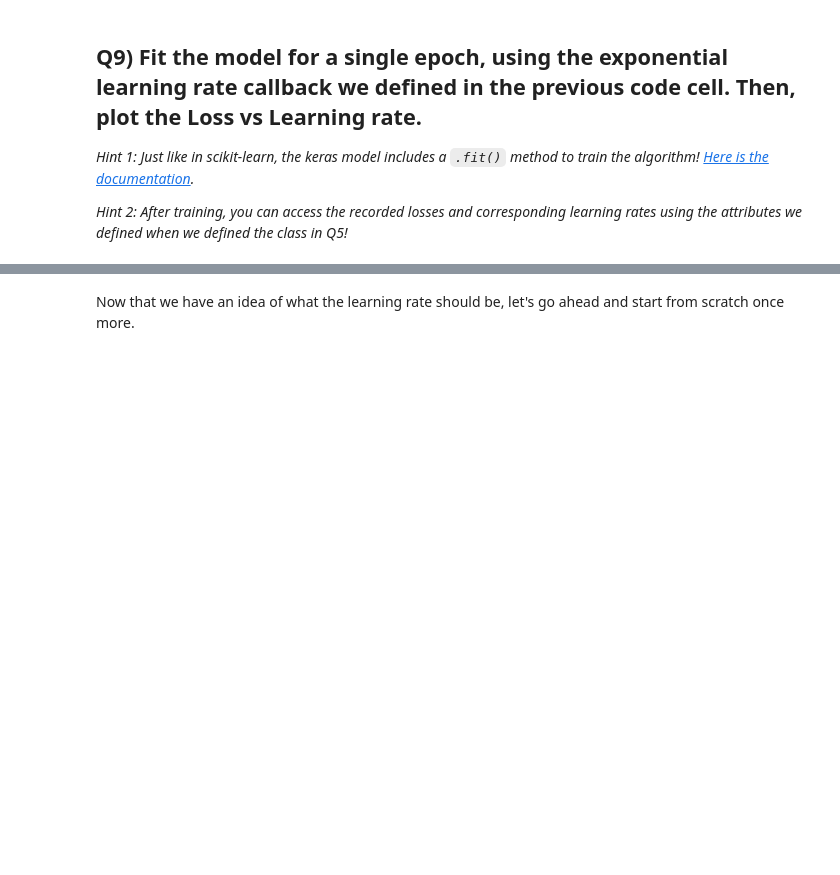
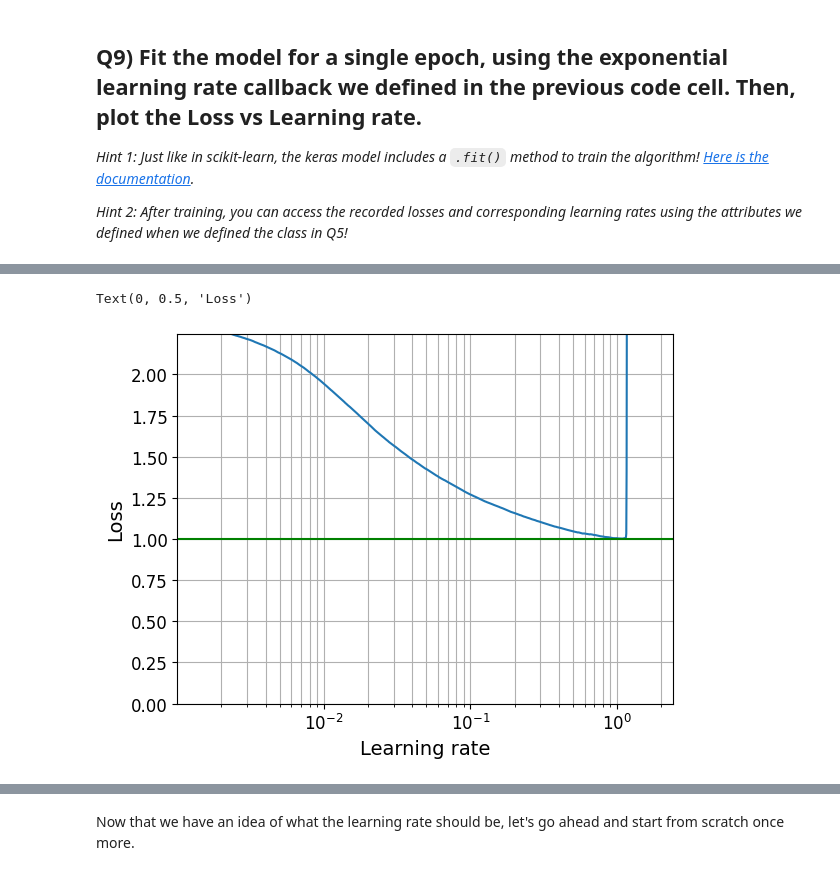
Before and after one commit to kingakaszap/2025_ML_EES, a Jupyter notebook: notebook_dl/S4_1_NNs_with_Keras.ipynb, the cells around one changed output, grey strips where cells are left out. Cells and saved outputs as stored; diff of their text form; code cells hidden in the pictures; blank space fills up the shorter version.

```diff
--- a/notebook_dl/S4_1_NNs_with_Keras.ipynb
+++ b/notebook_dl/S4_1_NNs_with_Keras.ipynb
@@ -256,10 +260,10 @@ class ExponentialLearningRate(tf.keras.callbacks.Callback): #define the Exponent
 
     def on_batch_end(self, batch, logs):
         # Add the value of the learning rate to the list
-        self.learning_rates.append(K.get_value(self.model.optimizer.Learning_rate))
+        self.learning_rates.append(K.get_value(self.model.optimizer.learning_rate))
 
         # Add the value of the loss
         self.losses_list.append(logs['loss'])
 
         # Set the value of the
-        K.set_value(self.model.optimizer.Learning_rate, self.model.optimizer.Learning * self.k)
+        K.set_value(self.model.optimizer.learning_rate, self.model.optimizer.learning_rate * self.k)
@@ -266,3 +272,20 @@ class ExponentialLearningRate(tf.keras.callbacks.Callback): #define the Exponent
+# %%
+class ExponentialLearningRate(tf.keras.callbacks.Callback):
+    def __init__(self, factor):
+        self.k = factor
+        self.losses_list = list()
+        self.learning_rates = list()
+
+    def on_batch_end(self, batch, logs):
+        # Add the value of the learning rate to the list
+        lr = float(K.get_value(self.model.optimizer.learning_rate))
+        self.learning_rates.append(lr)
+
+        # Add the value of the loss
+        self.losses_list.append(logs['loss'])
+
+        # Update the learning rate (TF 2.x compatible)
+        self.model.optimizer.learning_rate.assign(lr * self.k)
 # %% [markdown]
 Now that we've defined out callback, we can go ahead and start thinking about our neural network. For consistency's sake, let's start by clearing the Keras backend and setting our random state.
 # %%
@@ -312,3 +336,5 @@ exponential_lr_callback = _____(factor=____)
+# %%
+exponential_lr_callback = ExponentialLearningRate(factor=1.005)
 # %% [markdown]
 Let's go ahead and train the compiled model for a single epoch.
 # %% [markdown]
@@ -327,30 +354,33 @@ history = model.___(____, # set the training inputs
 # %%
 # Plotting
 fig, ax = plt.subplots()
 
-ax.plot(___.___, # learning rates
-        ___.___) # losses
+ax.plot(exponential_lr_callback.learning_rates, # learning rates
+        exponential_lr_callback.losses_list) # losses
 
 # Define a tuple with (min_learning_rate, max_learn_rate)
-x_limits = ( min(___.___), max(___.___) )
+x_limits = ( min(exponential_lr_callback.learning_rates), max(exponential_lr_callback.learning_rates) )
 
 # Set the xscale to logarithmic
 ax.set_xscale('log')
 
 # Draw a horizontal line at the minimum loss value
-ax.hlines(min(____.___), #Find the minimum loss value to draw a horizontal line
+ax.hlines(min(exponential_lr_callback.losses_list), #Find the minimum loss value to draw a horizontal line
           *x_limits, # the star unpacks x_limits to the expected num of args
           'g')
 
 # Set the limits for drawing the curves
 ax.set_xlim(x_limits)
-ax.set_ylim(0, ____) # use the initial loss as the top y boundary
+ax.set_ylim(0, exponential_lr_callback.losses_list[0]) # use the initial loss as the top y boundary
 
 # Display gridlines to see better
 ax.grid(which='both')
 
 ax.set_xlabel("Learning rate")
 ax.set_ylabel("Loss")
+# %% [output]
+Text(0, 0.5, 'Loss')
+[figure, added]
 # %% [markdown]
 If you used the architecture we defined above with the learning rate we defined above, you should produce a graph that looks like this:
 <center> <img src='https://unils-my.sharepoint.com/:i:/g/personal/tom_beucler_unil_ch/EUhU2fuy3K1Nm5iuia8ocF8BB2-jU_pAf6h5TA8MaIqrfw?download=1'> </center>
```
Also changed, not shown: parts of 9 cells of this notebook.
